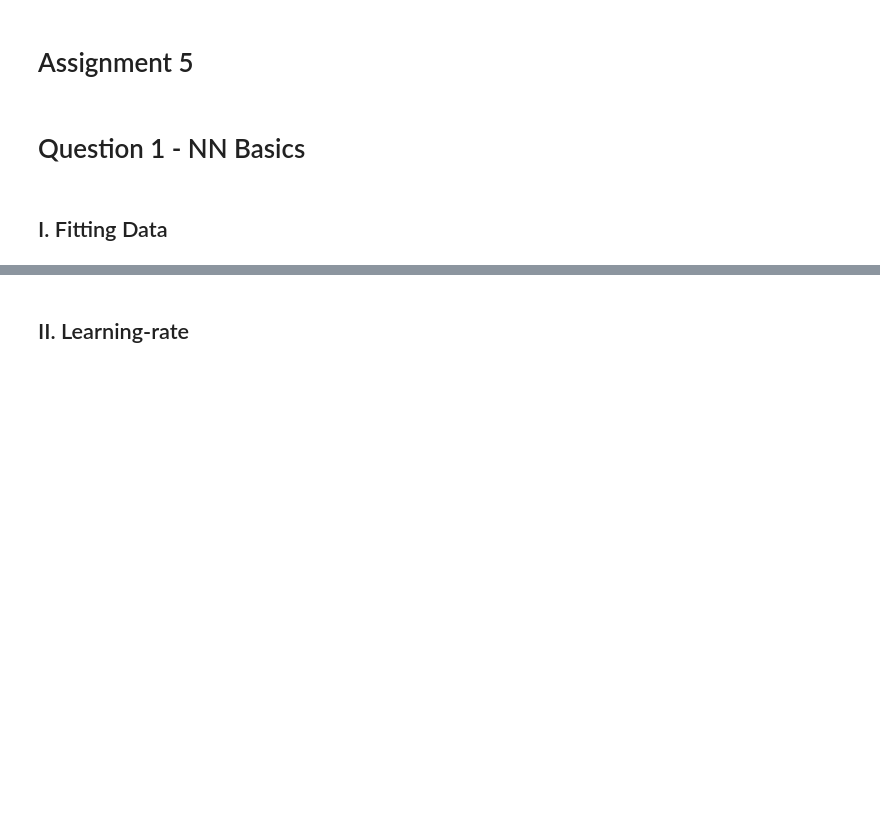
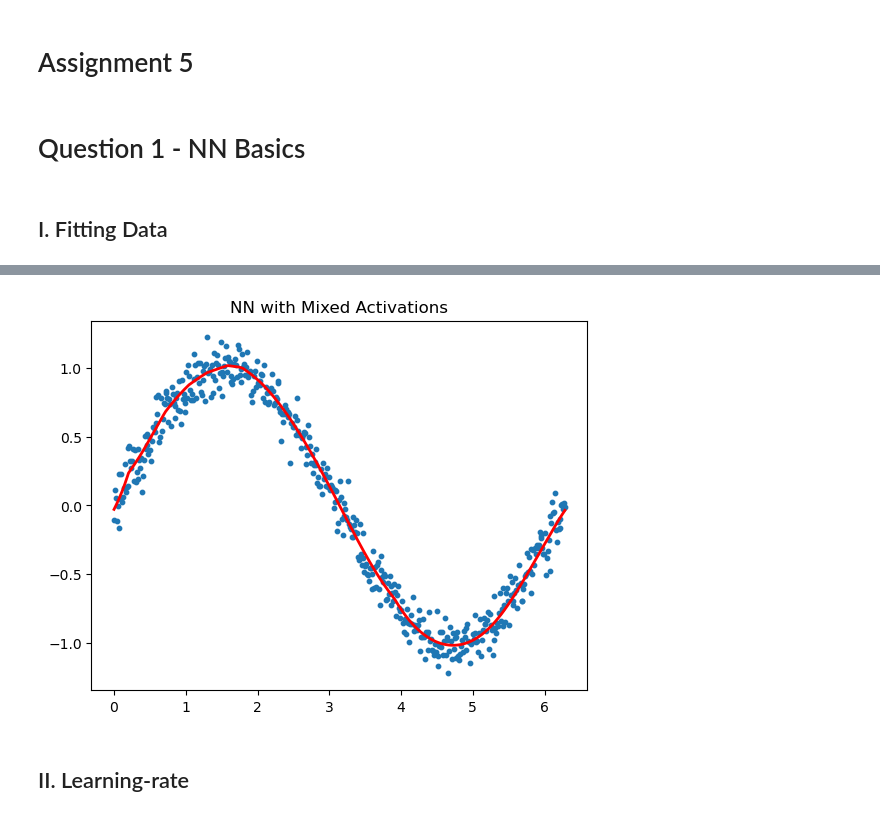
Before and after one commit to gsaco/DML_NN, a Jupyter notebook: Python4.ipynb, the cells around one changed output, grey strips where cells are left out. Cells and saved outputs as stored; diff of their text form; code cells hidden in the pictures; blank space fills up the shorter version.

```diff
--- a/Python4.ipynb
+++ b/Python4.ipynb
@@ -13,2 +53,44 @@ import matplotlib.pyplot as plt
+# %%
+import torch
+import torch.nn as nn
+
+class MixedNN(nn.Module):
+    def __init__(self):
+        super().__init__()
+        self.layers = nn.Sequential(
+            nn.Linear(1, 50),
+            nn.ReLU(),
+            nn.Linear(50, 50),
+            nn.Tanh(),
+            nn.Linear(50, 50),
+            nn.Sigmoid(),
+            nn.Linear(50, 1)
+        )
+    def forward(self, x):
+        return self.layers(x)
+
+# Prepare data for torch
+X_t = torch.tensor(x, dtype=torch.float32)
+y_t = torch.tensor(y, dtype=torch.float32)
+
+model_mixed = MixedNN()
+optimizer = torch.optim.Adam(model_mixed.parameters(), lr=0.01)
+loss_fn = nn.MSELoss()
+
+for epoch in range(2000):
+    optimizer.zero_grad()
+    y_pred = model_mixed(X_t)
+    loss = loss_fn(y_pred, y_t)
+    loss.backward()
+    optimizer.step()
+
+y_hat_mixed = model_mixed(X_t).detach().numpy()
+# %%
+plt.scatter(x, y, s=10)
+plt.plot(x, y_hat_mixed, linewidth=2,color="red")
+plt.title("NN with Mixed Activations")
+plt.show()
+# %% [output]
+[figure, added]
 # %% [markdown]
 ## II. Learning-rate
```
Also changed, not shown: parts of 8 cells of this notebook.
